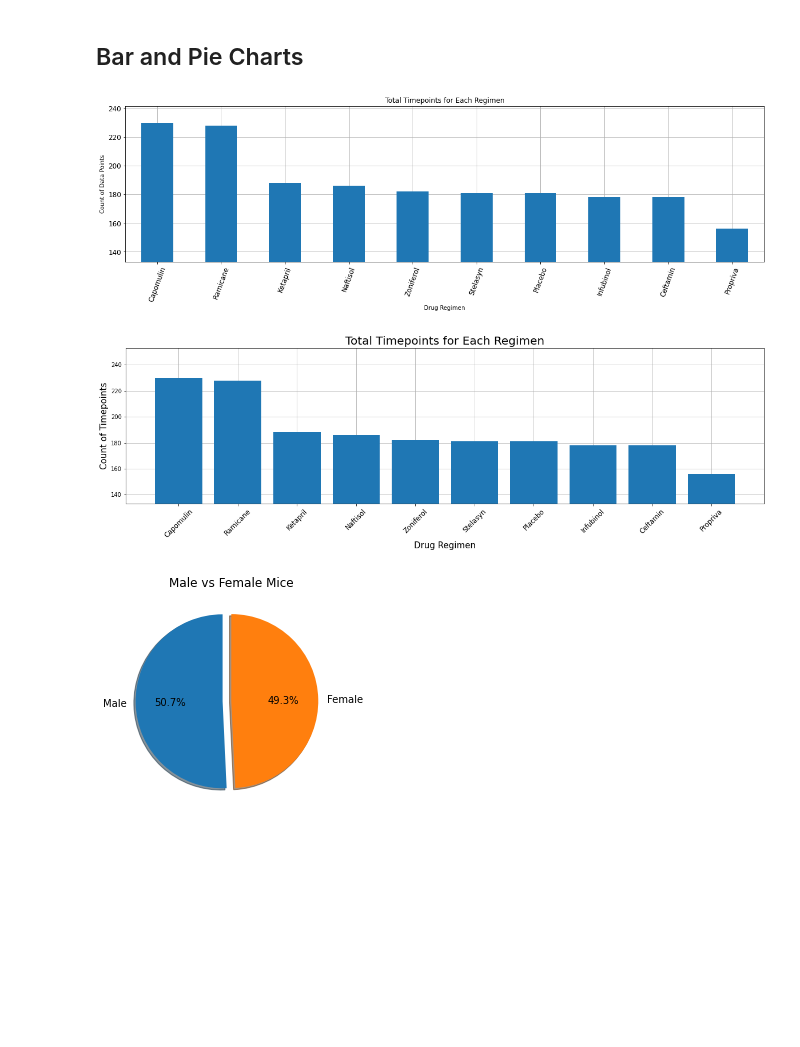
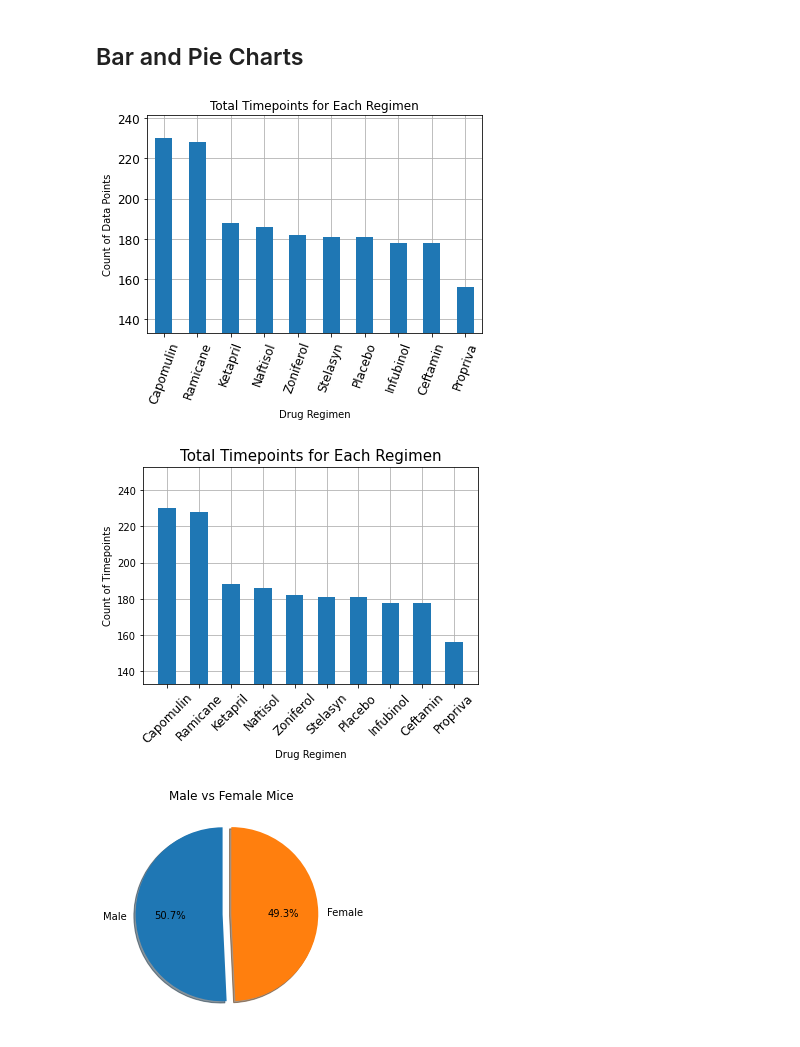
Before and after one commit to jakewmayfield/Matplotlib-Pymaceuticals, a Jupyter notebook: Pymaceuticals-Matplotlib.ipynb, the cells around one changed output. Cells and saved outputs as stored; diff of their text form; code cells hidden in the pictures; blank space fills up the shorter version.

Commit message:
finished plots

```diff
--- a/Pymaceuticals-Matplotlib.ipynb
+++ b/Pymaceuticals-Matplotlib.ipynb
@@ -114,30 +112,38 @@ ax = clean_df[['Drug Regimen', 'Timepoint']]
 # %%
+# Generate a bar plot showing the total number of timepoints for all mice tested for each drug regimen using Pandas.
+
+x_bar=list(clean_df['Drug Regimen'].value_counts().sort_values())
+
+y_bar=clean_df['Drug Regimen'].unique()
+
+ax = clean_df[['Drug Regimen', 'Timepoint']]
+
 #pandas bar plot for total number of timepoints for all mice tested for each drug regimen
 height=clean_df['Drug Regimen'].value_counts()
 t_std = height.std()
 
 pandas_bar = clean_df['Drug Regimen'].value_counts().plot.bar(xlabel='Drug Regimen', ylabel="Count of Data Points",
                                                       grid=True, zorder=3, rot=70, title='Total Timepoints for Each Regimen',
-                                                             figsize=(20,5), fontsize=12,
+                                                              fontsize=12,
                                                               ylim=height.min()-t_std)
 plt.show()
 # %% [output]
-[figure, old version]
+[figure, new version]
 # %%
 # Generate a bar plot showing the total number of timepoints for all mice tested for each drug regimen using pyplot.
 
-plt.figure(figsize=(20,5))
 
-plt.bar(height.index,height, zorder=3)
+
+plt.bar(height.index,height, zorder=3, width=.55)
 plt.ylim(height.min()-t_std, height.max()+t_std)
-plt.xlabel("Drug Regimen", fontsize=15)
-plt.ylabel("Count of Timepoints", fontsize=15)
+plt.xlabel("Drug Regimen", fontsize=10)
+plt.ylabel("Count of Timepoints", fontsize=10)
 plt.xticks(rotation=45, fontsize=12)
-plt.title("Total Timepoints for Each Regimen", fontsize=20)
+plt.title("Total Timepoints for Each Regimen", fontsize=15)
 plt.grid()
 plt.show()
 # %% [output]
-[figure, old version]
+[figure, new version]
 # %%
 # Generate a pie plot showing the distribution of female versus male mice using Pandas
 pandas_pie = clean_df['Sex'].value_counts().plot.pie(startangle=90, explode=[0.1,0], title='Male vs Female Mice', label=" ",
```
Also changed, not shown: parts of 21 cells of this notebook.
